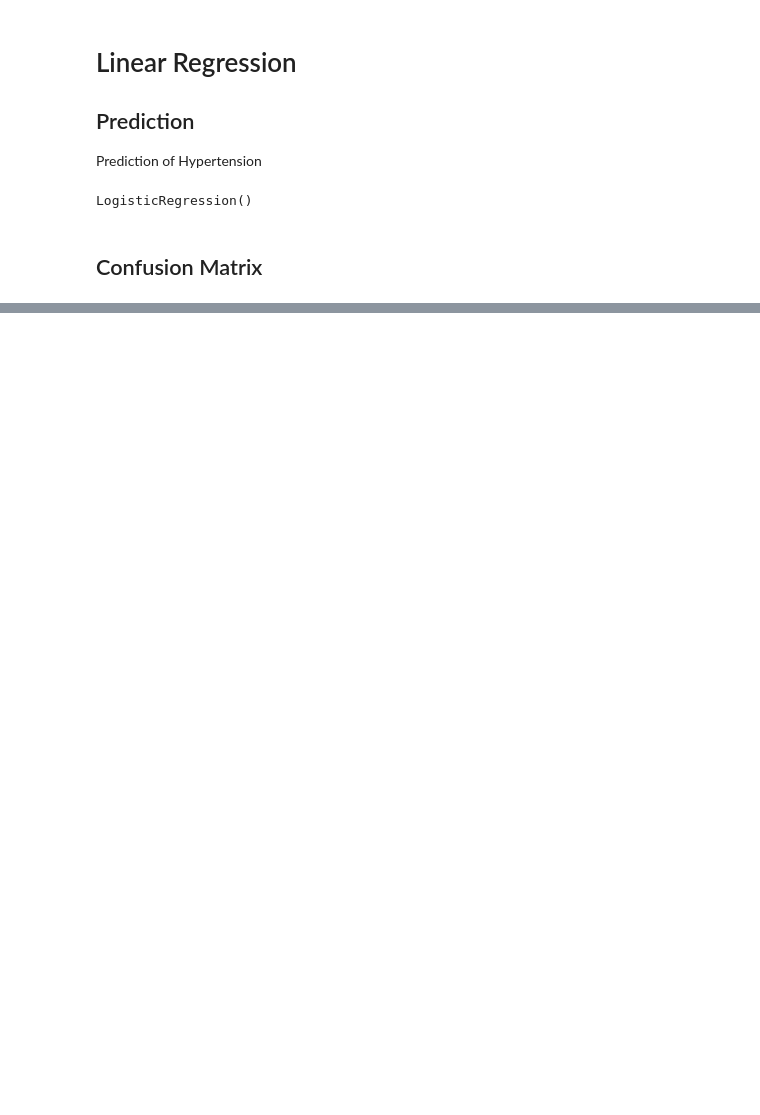
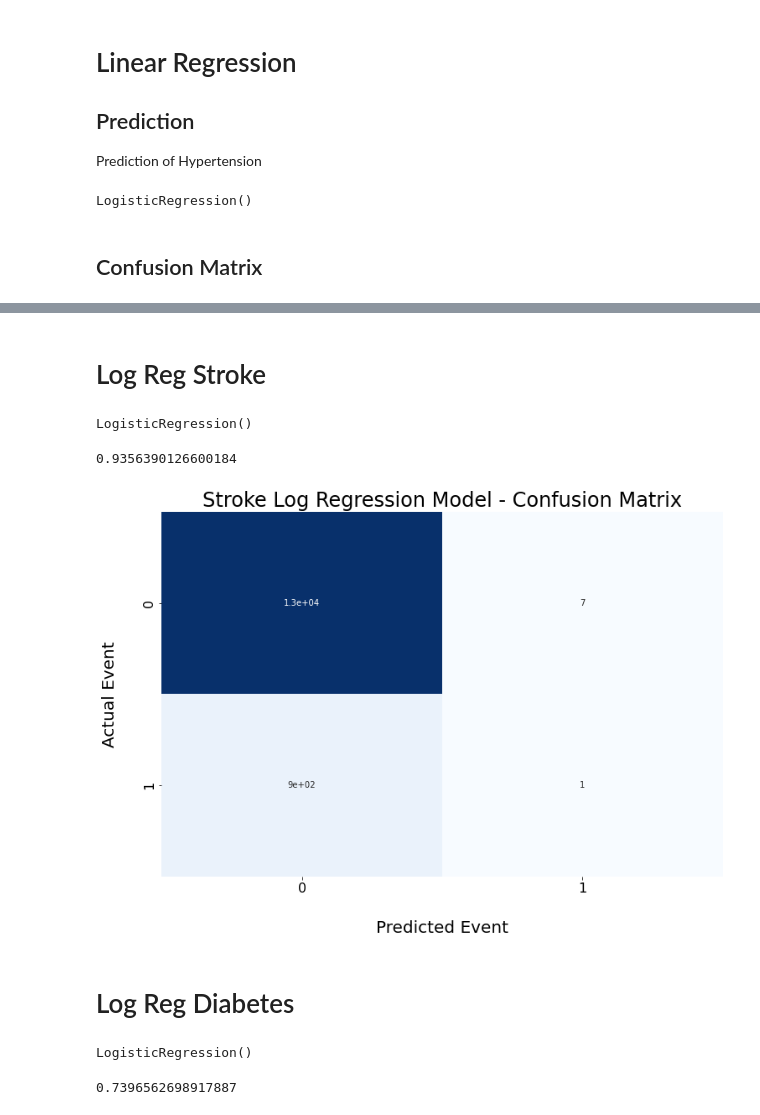
Before and after one commit to CharlesPizza/HealthRiskAssessment, a Jupyter notebook: Health Prediction.ipynb, the cells around one changed output, grey strips where cells are left out. Drawn from its saved outputs; the diff is of its cells as text; code cells hidden in the pictures; blank space fills up the shorter version.

```diff
--- a/Health Prediction.ipynb
+++ b/Health Prediction.ipynb
@@ -523,0 +593,40 @@ con_mat.get_figure().savefig('images/Log_Reg_Confusion_matrix_prelim.png')
+# %% [markdown]
+# Log Reg Stroke
+# %%
+log_reg_st = LogisticRegression()
+log_reg_st.fit(health_prepared, master_labels.iloc[:,1])
+# %% [output]
+LogisticRegression()
+# %%
+_data = strat_test_set.drop(labels, axis=1)
+_labels = strat_test_set['Stroke']
+# _data_preped was already called in log_reg_st pipeline
+# _data_preped = full_pipeline.transform(_data)
+final_predictions_st = log_reg_st.predict(_data_preped)
+prediction_st = log_reg_st.predict(_data_preped)
+# %%
+from sklearn.metrics import confusion_matrix, accuracy_score
+accuracy_score(strat_test_set.Stroke, prediction_st)
+# %% [output]
+0.9356390126600184
+# %%
+from sklearn.metrics import plot_confusion_matrix
+cm = confusion_matrix(strat_test_set.Stroke, prediction_st)
+plt.figure(figsize=(12,8))
+con_matrix = sns.heatmap(cm, annot=True, cbar=False, cmap=plt.cm.Blues)
+plt.title('Stroke Log Regression Model - Confusion Matrix', fontsize=24)
+plt.xticks([.5, 1.5], fontsize=16)
+plt.yticks([.5, 1.5], fontsize=16)
+plt.ylabel('Actual Event', labelpad=30, size=20)
+plt.xlabel('Predicted Event', labelpad=30, size=20)
+plt.show()
+# con_matrix.get_figure().savefig('images/Log_Reg_Confusion_matrix_prelim.png')
+# %% [output]
+[figure, added]
+# %% [markdown]
+# Log Reg Diabetes
+# %%
+log_reg_dbs = LogisticRegression()
+log_reg_dbs.fit(health_prepared, master_labels.iloc[:,2])
+# %% [output]
+LogisticRegression()
@@ -523,0 +640,5 @@ con_mat.get_figure().savefig('images/Log_Reg_Confusion_matrix_prelim.png')
+# %%
+# from sklearn.metrics import confusion_matrix, accuracy_score
+accuracy_score(strat_test_set.Diabetes, final_prediction_dbs)
+# %% [output]
+0.7396562698917887
```
Also changed, not shown: parts of 23 cells of this notebook, 3 other files.
